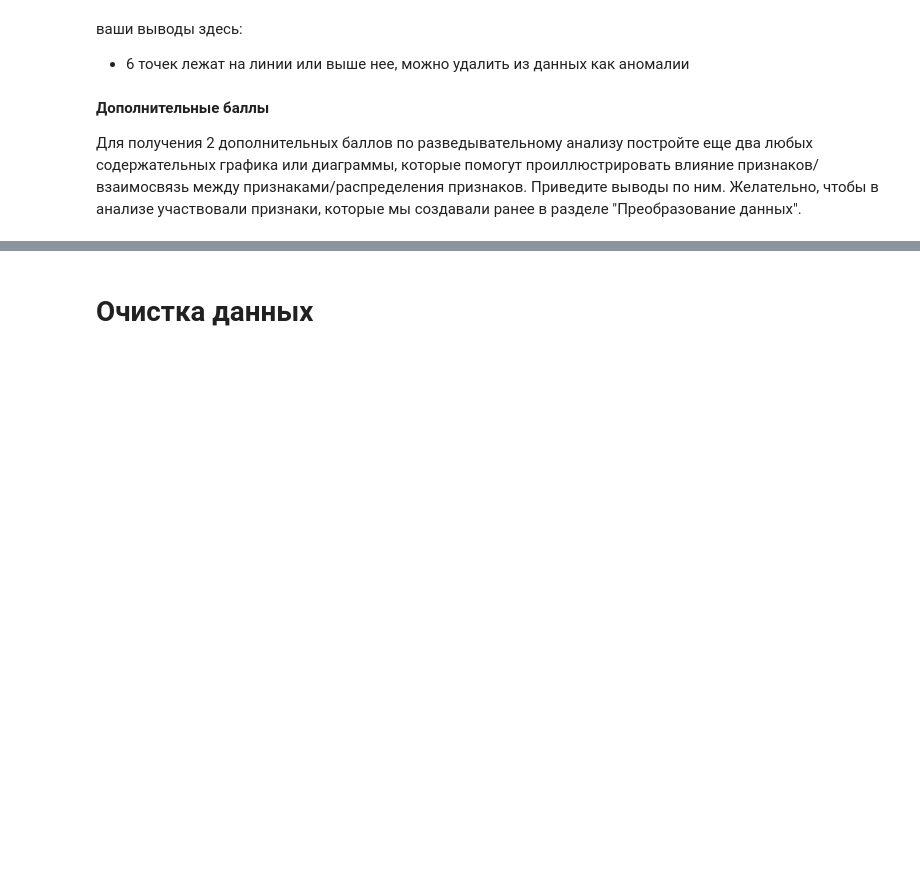
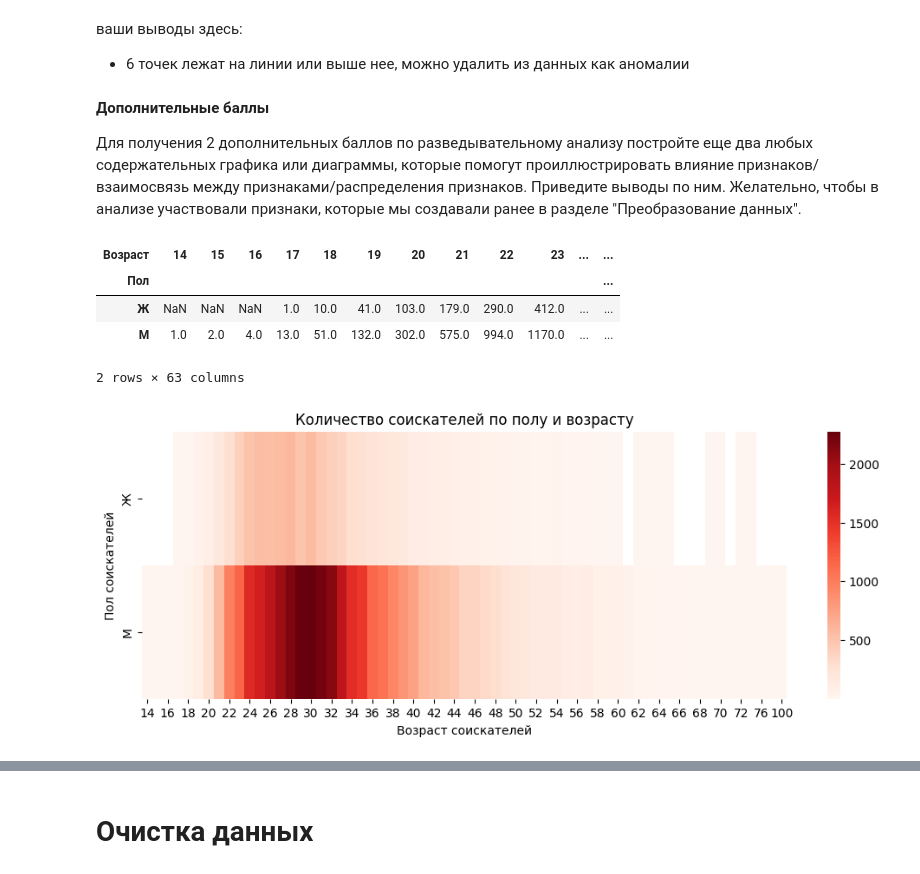
Before and after one commit to tgorbunov/sf_data_science, a Jupyter notebook: project_1/Project-1._Ноутбук-шаблон.ipynb, the cells around one changed output, grey strips where cells are left out. Drawn from its saved outputs; the diff is of its cells as text; code cells hidden in the pictures; blank space fills up the shorter version.

```diff
--- a/project_1/Project-1._Ноутбук-шаблон.ipynb
+++ b/project_1/Project-1._Ноутбук-шаблон.ipynb
@@ -862,5 +861,36 @@ ax.set_title('Зависимость опыта работы от возраст
 **Дополнительные баллы**
 
 Для получения 2 дополнительных баллов по разведывательному анализу постройте еще два любых содержательных графика или диаграммы, которые помогут проиллюстрировать влияние признаков/взаимосвязь между признаками/распределения признаков. Приведите выводы по ним. Желательно, чтобы в анализе участвовали признаки, которые мы создавали ранее в разделе "Преобразование данных".
+# %%
+# ваш код здесь
+# Создаем сводную таблицу для количества соискателей по полу и возрасту
+pivot_table = merged_data.pivot_table(
+    index='Пол',
+    columns='Возраст',
+    values='ЗП (руб)',
+    aggfunc='count'
+)
+
+display(pivot_table)
+
+plt.figure(figsize=(12, 4))
+sns.heatmap(
+    pivot_table,
+    #annot=True,
+    fmt=".2f",
+    cmap="Reds"
+)
+
+plt.title('Количество соискателей по полу и возрасту')
+plt.ylabel('Пол соискателей')
+plt.xlabel('Возраст соискателей')
+plt.show()
+# %% [output]
+| Возраст | 14 | 15 | 16 | 17 | 18 | 19 | 20 | 21 | 22 | 23 | ... | ... |
+| Пол |  |  |  |  |  |  |  |  |  |  |  | ... |
+| Ж | NaN | NaN | NaN | 1.0 | 10.0 | 41.0 | 103.0 | 179.0 | 290.0 | 412.0 | ... | ... |
+| М | 1.0 | 2.0 | 4.0 | 13.0 | 51.0 | 132.0 | 302.0 | 575.0 | 994.0 | 1170.0 | ... | ... |
+2 rows × 63 columns
+[figure, added]
 # %%
 # ваш код здесь
```
Also changed, not shown: parts of 4 cells of this notebook.
